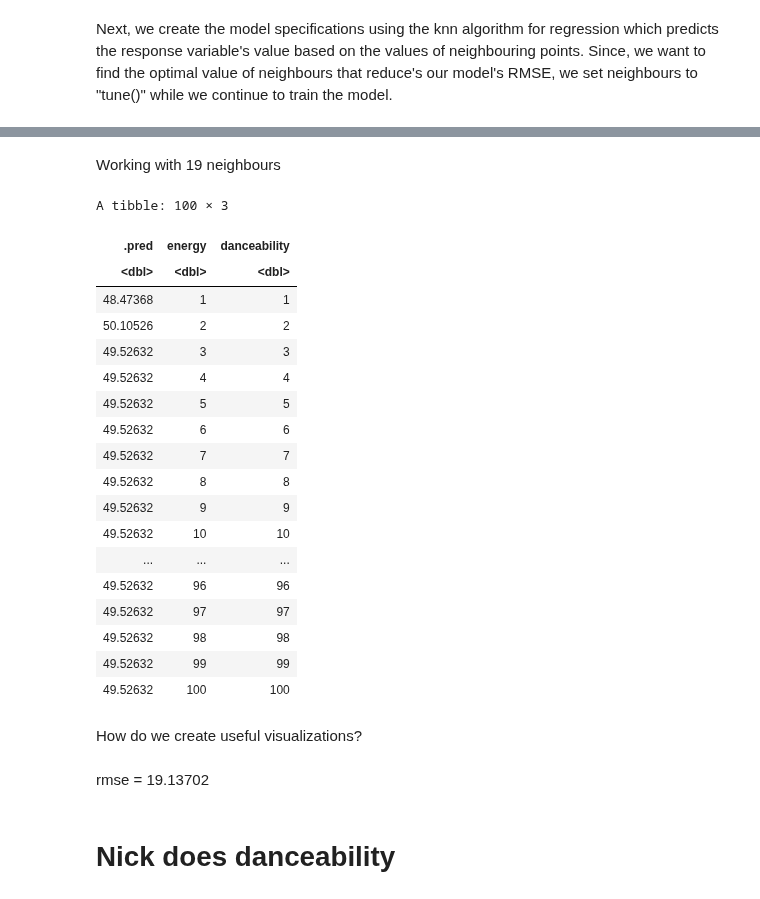
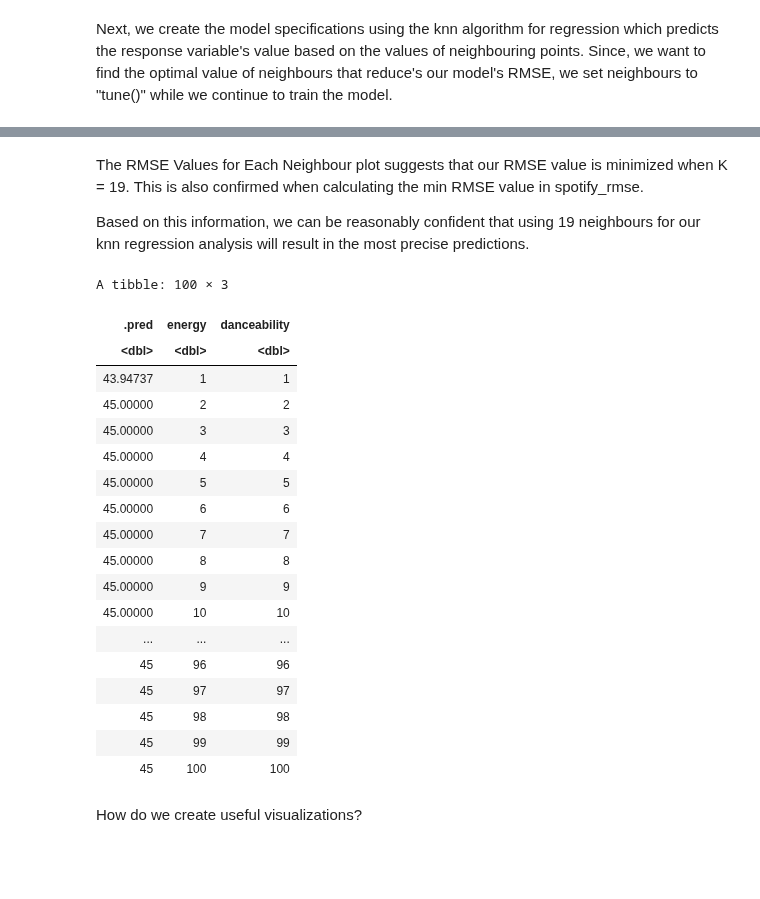
Before and after one commit to niickmerc/DSCI100-Group-Final, a Jupyter notebook: ProjectReport.ipynb, the cells around one changed output, grey strips where cells are left out. Cells and saved outputs as stored; diff of their text form; code cells hidden in the pictures; blank space fills up the shorter version.

```diff
--- a/ProjectReport.ipynb
+++ b/ProjectReport.ipynb
@@ -73,3 +57,3 @@ As our dateset is quite sizable, we decided to cut our data in half to 50,000 ob
 # %%
-random_spotify = slice_sample(spotify_raw_data, n = 50000)
+spotify_sliced = slice_sample(spotify_raw_data, n = 50000)
 # %% [markdown]
@@ -77,5 +62,0 @@ After cutting our data set, we perform some data wrangling to select only our de
-# %%
-spotify_wrangled = random_spotify %>%
-                    select(popularity, danceability, energy) %>%
-                    na.omit(spotify_wrangled)
-spotify_wrangled
@@ -110,0 +63,8 @@ A tibble: 50000 × 3
+# %%
+spotify_wrangled = spotify_sliced %>%
+                    select(popularity, danceability, energy) %>%
+                    na.omit(spotify_wrangled) %>%
+                    mutate(popularity_group = case_when(popularity >= 0  & popularity <= 25 ~ '0 <= 25',
+                                                        popularity >= 26  & popularity <= 50 ~ '26 <= 50',
+                                                        popularity >= 51  & popularity <= 75 ~ '51 <= 75',
+                                                        popularity >= 76  & popularity <= 100 ~ '76 <= 100'))
@@ -197,51 +226,49 @@ accuracies_plot
-# %% [markdown]
-Working with 19 neighbours
+# %% [markdown]
+The RMSE Values for Each Neighbour plot suggests that our RMSE value is minimized when K = 19. This is also confirmed when calculating the min RMSE value in spotify_rmse.
+
+Based on this information, we can be reasonably confident that using 19 neighbours for our knn regression analysis will result in the most precise predictions.
 # %%
-knn_spec <- nearest_neighbor(weight_func = "rectangular", neighbors = 19) %>%
+spotify_spec <- nearest_neighbor(weight_func = "rectangular", neighbors = 19) %>%
             set_engine("kknn") %>%
             set_mode("regression")
 
-knn_fit = workflow() %>%
+spotify_fit = workflow() %>%
             add_recipe(spotify_recipe) %>%
-            add_model(knn_spec) %>%
+            add_model(spotify_spec) %>%
             fit(data = spotify_train)
 
-spotify_summary = predict(knn_fit, spotify_test) %>%
+spotify_summary = predict(spotify_fit, spotify_test) %>%
                 bind_cols(spotify_test) %>%
                 metrics(truth = popularity, estimate = .pred) %>%
                 filter(.metric == "rmse")
 # %%
 spotify_preds = tibble(energy = seq(from = 1, to = 100, by = 1),
                        danceability = seq(from = 1, to = 100, by = 1))
 
-spotify_preds <- knn_fit %>%
+spotify_preds <- spotify_fit %>%
   predict(spotify_preds) %>%
   bind_cols(spotify_preds)
 
 spotify_preds
 # %% [output]
 A tibble: 100 × 3
 | .pred | energy | danceability |
 | <dbl> | <dbl> | <dbl> |
-| 48.47368 | 1 | 1 |
-| 50.10526 | 2 | 2 |
-| 49.52632 | 3 | 3 |
-| 49.52632 | 4 | 4 |
-| 49.52632 | 5 | 5 |
-| 49.52632 | 6 | 6 |
-| 49.52632 | 7 | 7 |
-| 49.52632 | 8 | 8 |
-| 49.52632 | 9 | 9 |
-| 49.52632 | 10 | 10 |
+| 43.94737 | 1 | 1 |
+| 45.00000 | 2 | 2 |
+| 45.00000 | 3 | 3 |
+| 45.00000 | 4 | 4 |
+| 45.00000 | 5 | 5 |
+| 45.00000 | 6 | 6 |
+| 45.00000 | 7 | 7 |
+| 45.00000 | 8 | 8 |
+| 45.00000 | 9 | 9 |
+| 45.00000 | 10 | 10 |
 | ... | ... | ... |
-| 49.52632 | 96 | 96 |
-| 49.52632 | 97 | 97 |
-| 49.52632 | 98 | 98 |
-| 49.52632 | 99 | 99 |
-| 49.52632 | 100 | 100 |
+| 45 | 96 | 96 |
+| 45 | 97 | 97 |
+| 45 | 98 | 98 |
+| 45 | 99 | 99 |
+| 45 | 100 | 100 |
 # %% [markdown]
 How do we create useful visualizations?
-# %% [markdown]
-rmse = 19.13702
-# %% [markdown]
-# Nick does danceability
```
Also changed, not shown: parts of 39 cells of this notebook, 1 other file.
